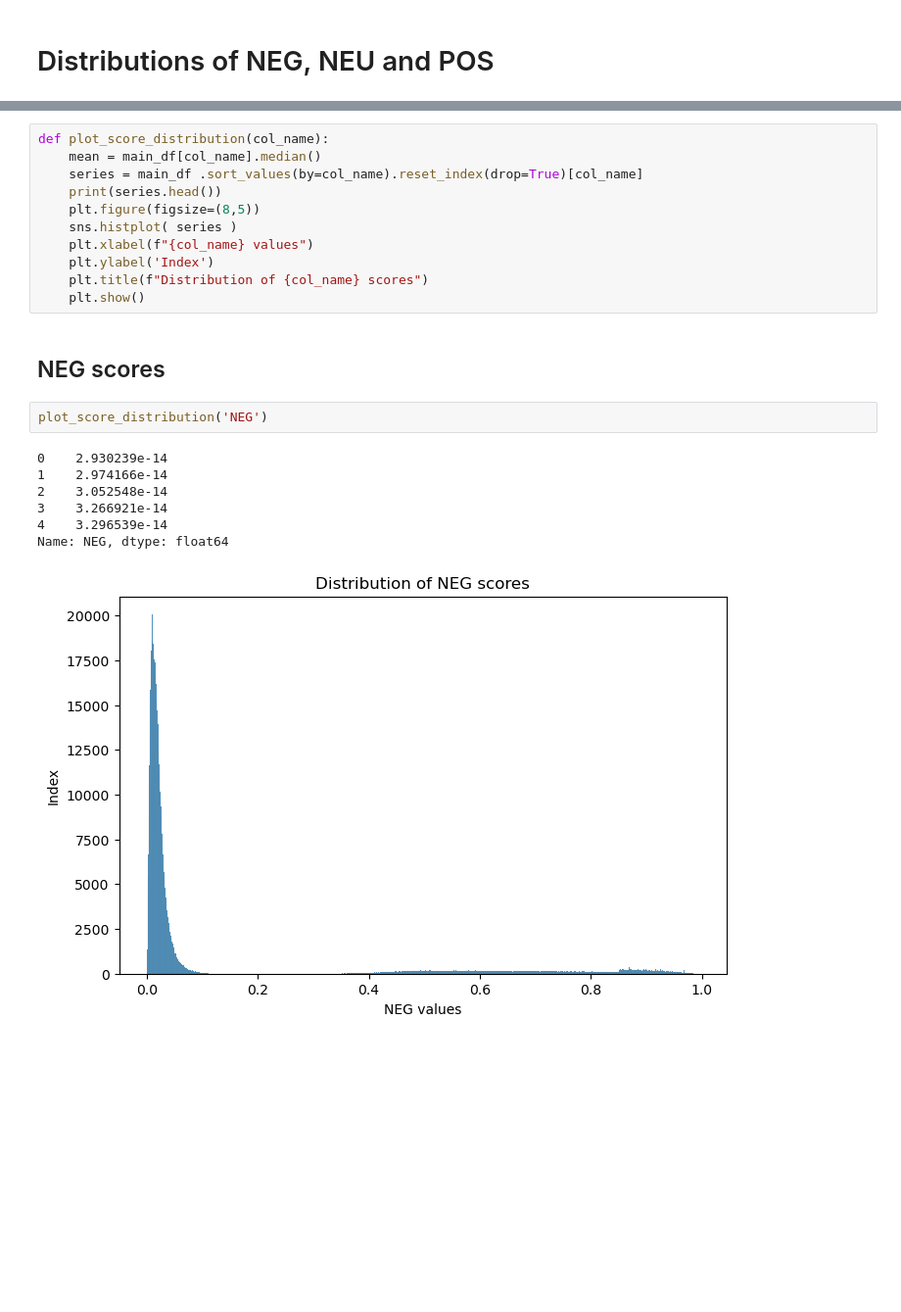
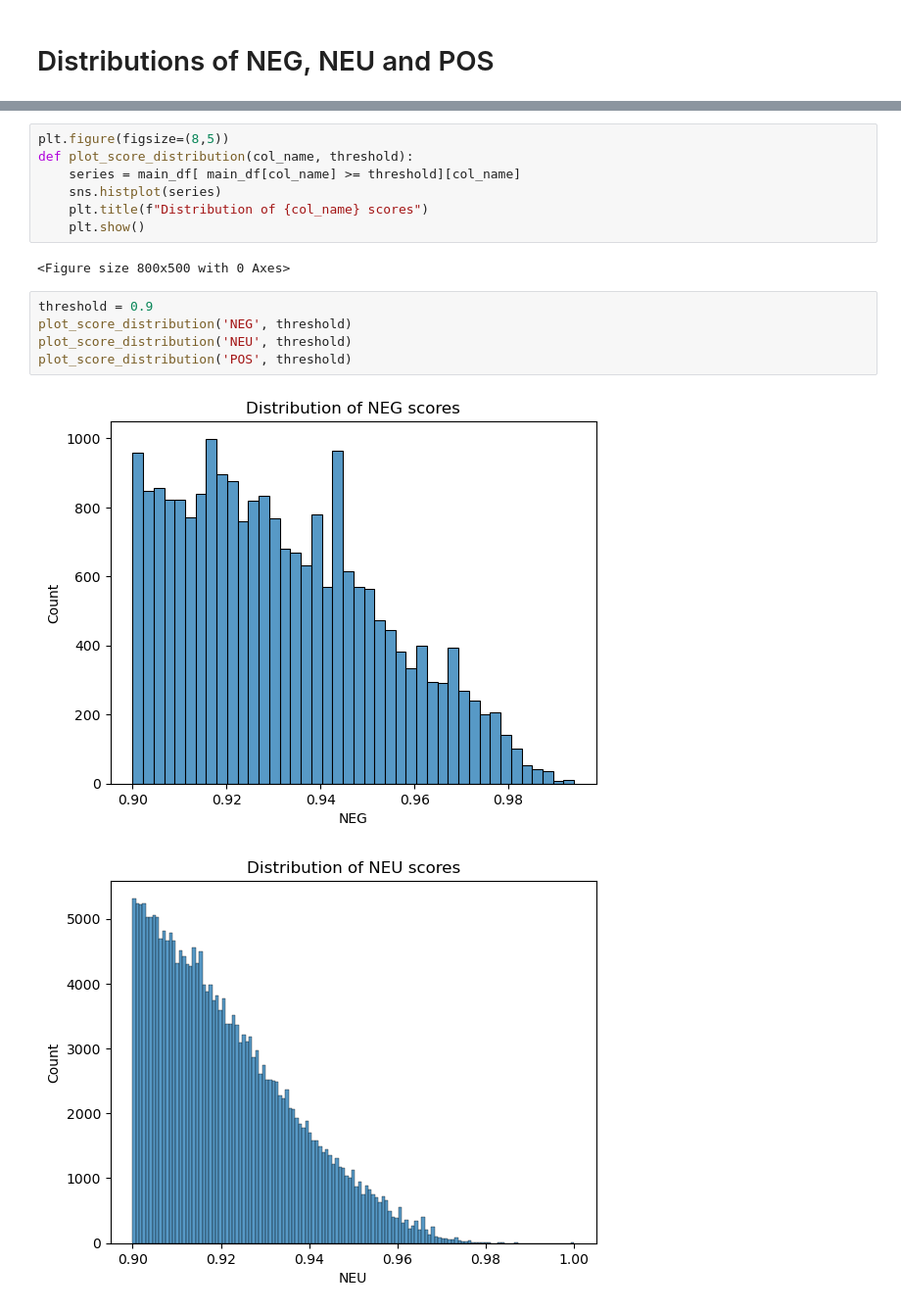
Before and after one commit to jelittle/EECS_4412_Final_Project, a Jupyter notebook: EDA/t4sa_eda_vince.ipynb, the cells around one changed output, grey strips where cells are left out. Shown at 98% size. Cells and saved outputs as stored; diff of their text form; blank space fills up the shorter version.

```diff
--- a/EDA/t4sa_eda_vince.ipynb
+++ b/EDA/t4sa_eda_vince.ipynb
@@ -220,23 +202,17 @@ plt.legend()
 # %%
-def plot_score_distribution(col_name):
-    mean = main_df[col_name].median()
-    series = main_df .sort_values(by=col_name).reset_index(drop=True)[col_name]
-    print(series.head())
-    plt.figure(figsize=(8,5))
-    sns.histplot( series )
-    plt.xlabel(f"{col_name} values")
-    plt.ylabel('Index')
+plt.figure(figsize=(8,5))
+def plot_score_distribution(col_name, threshold):
+    series = main_df[ main_df[col_name] >= threshold][col_name]
+    sns.histplot(series)
     plt.title(f"Distribution of {col_name} scores")
     plt.show()
+# %% [output]
+<Figure size 800x500 with 0 Axes>
-# %% [markdown]
-## NEG scores
 # %%
-plot_score_distribution('NEG')
+threshold = 0.9
+plot_score_distribution('NEG', threshold)
+plot_score_distribution('NEU', threshold)
+plot_score_distribution('POS', threshold)
 # %% [output]
-0    2.930239e-14
-1    2.974166e-14
-2    3.052548e-14
-3    3.266921e-14
-4    3.296539e-14
-Name: NEG, dtype: float64
-[figure, old version]
+[figure, new version]
+[figure, added]
```
Also changed, not shown: parts of 20 cells of this notebook.
